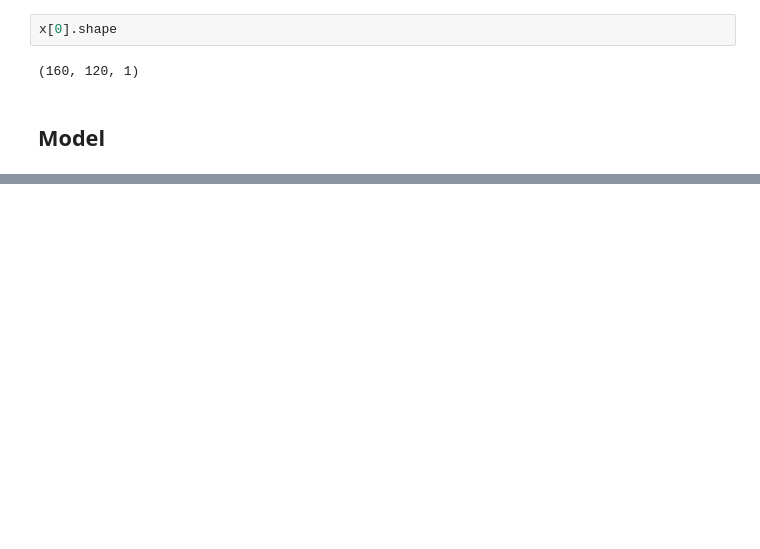
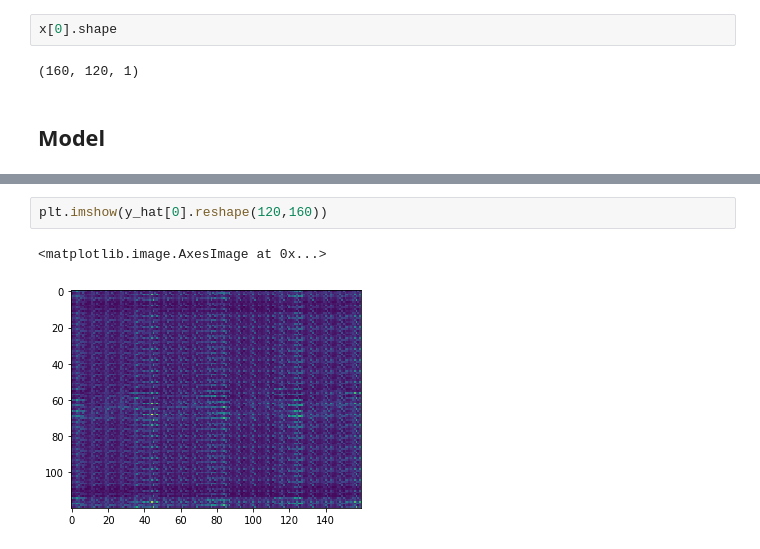
Before and after one commit to robbieculkin/deepoint, a Jupyter notebook: from scratch.ipynb, the cells around one changed output, grey strips where cells are left out. Cells and saved outputs as stored; diff of their text form; blank space fills up the shorter version.

```diff
--- a/from scratch.ipynb
+++ b/from scratch.ipynb
@@ -86,0 +136,5 @@ _________________________________________________________________
+# %%
+plt.imshow(y_hat[0].reshape(120,160))
+# %% [output]
+<matplotlib.image.AxesImage at 0x...>
+[figure, added]
```
Also changed, not shown: parts of 10 cells of this notebook.
